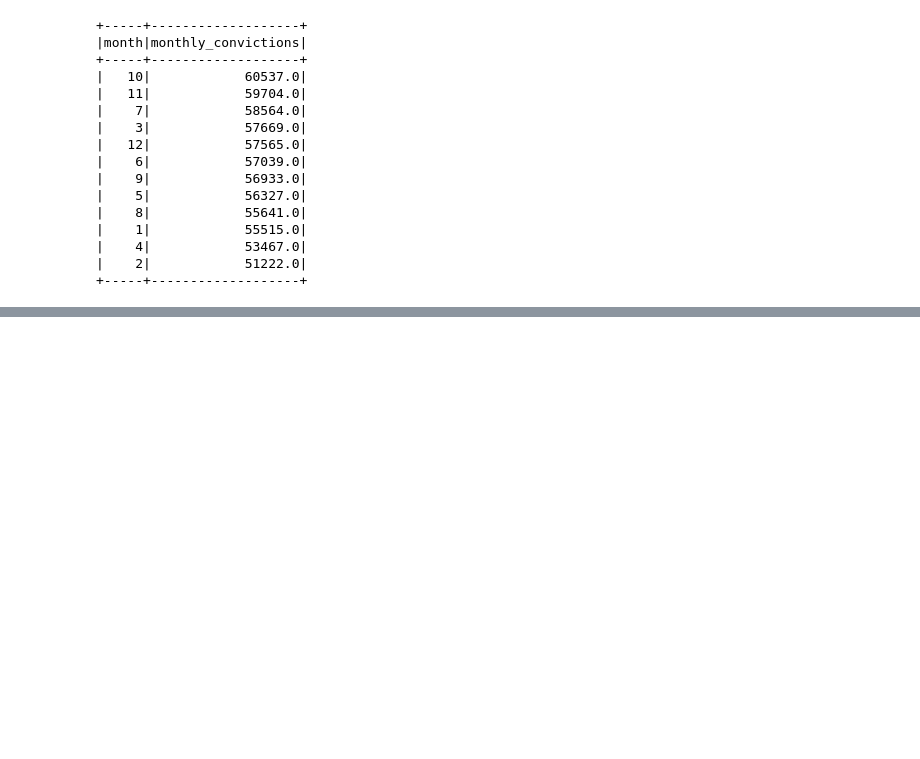
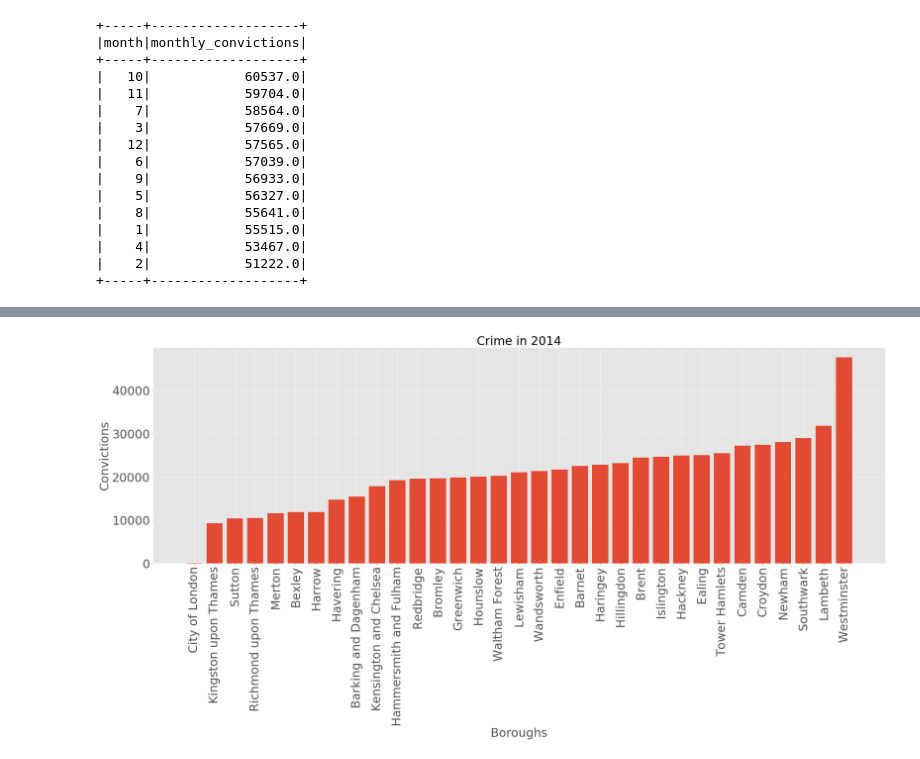
Before and after one commit to markoff-s/my-spark-notebooks, a Jupyter notebook: getting-started-with-spark2/london-crime.ipynb, the cells around one changed output, grey strips where cells are left out. Cells and saved outputs as stored; diff of their text form; code cells hidden in the pictures; blank space fills up the shorter version.

```diff
--- a/getting-started-with-spark2/london-crime.ipynb
+++ b/getting-started-with-spark2/london-crime.ipynb
@@ -235,0 +338,31 @@ convictions_by_month_in_2014.orderBy(convictions_by_month_in_2014.monthly_convic
+# %%
+import matplotlib.pyplot as plt
+
+plt.style.use("ggplot")
+
+df = data.drop("lsoa_code", "major_category", "minor_category", "month")
+
+def plot_year(year):
+    convictions_per_borough_in_year = df.where(df.year == year)\
+                                            .groupBy("borough")\
+                                            .agg({"value": "sum"})\
+                                            .orderBy("sum(value)")\
+                                            .withColumnRenamed("sum(value)", "Convictions in " + str(year))
+
+    borough_list = [_[0] for _ in convictions_per_borough_in_year.toLocalIterator()]
+    convictions_list = [_[1] for _ in convictions_per_borough_in_year.toLocalIterator()]
+
+    plt.figure(figsize=(33, 10))
+    plt.title("Crime in " + str(year), fontsize=30)
+    plt.xlabel("Boroughs", fontsize=30)
+    plt.xticks(rotation=90, fontsize=30)
+    plt.ylabel("Convictions", fontsize=30)
+    plt.yticks(fontsize=30)
+    plt.autoscale()
+
+    plt.bar(borough_list, convictions_list)
+    plt.show()
+
+plot_year(2014)
+# %% [output]
+[figure, added]
```
Also changed, not shown: parts of 7 cells of this notebook, 2 other files.
